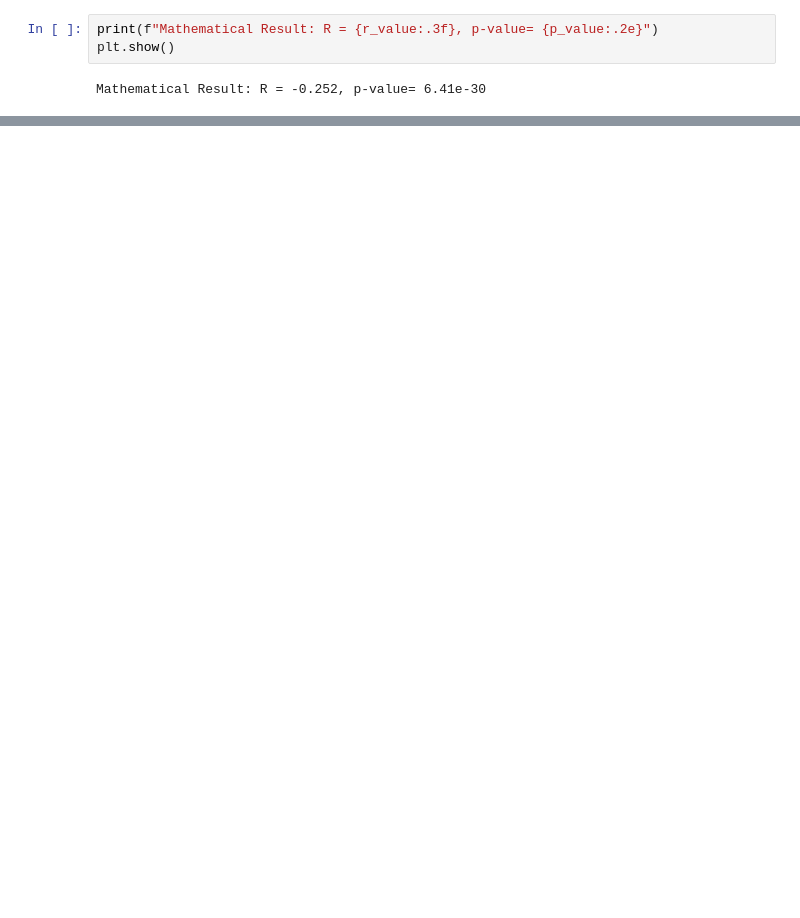
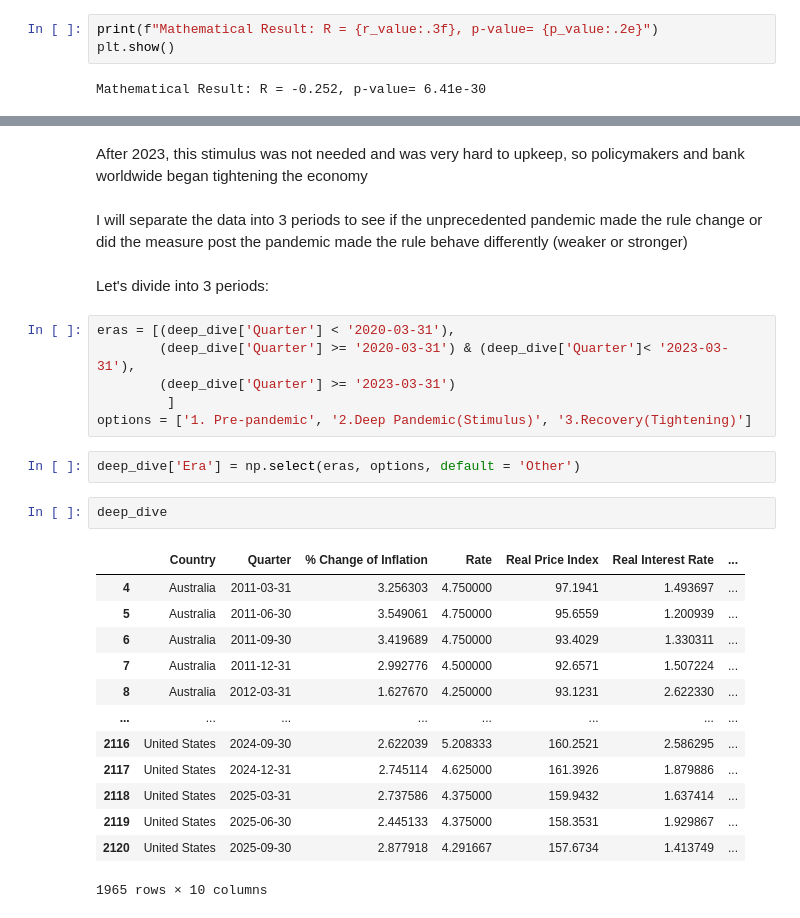
Before and after one commit to SiyanaVel19/Final_project_SU_2026, a Jupyter notebook: Project_housing_2.ipynb, the cells around one changed output, grey strips where cells are left out. Cells and saved outputs as stored; diff of their text form; blank space fills up the shorter version.

```diff
--- a/Project_housing_2.ipynb
+++ b/Project_housing_2.ipynb
@@ -1044,0 +1113,30 @@ Mathematical Result: R = -0.252, p-value= 6.41e-30
+# %% [markdown]
+After 2023, this stimulus was not needed and was very hard to upkeep, so policymakers and bank worldwide began tightening the economy
+# %% [markdown]
+I will separate the data into 3 periods to see if the unprecedented pandemic made the rule change or did the measure post the pandemic made the rule behave differently (weaker or stronger)
+# %% [markdown]
+Let's divide into 3 periods:
+# %%
+eras = [(deep_dive['Quarter'] < '2020-03-31'),
+        (deep_dive['Quarter'] >= '2020-03-31') & (deep_dive['Quarter']< '2023-03-31'),
+        (deep_dive['Quarter'] >= '2023-03-31')
+         ]
+options = ['1. Pre-pandemic', '2.Deep Pandemic(Stimulus)', '3.Recovery(Tightening)']
+# %%
+deep_dive['Era'] = np.select(eras, options, default = 'Other')
+# %%
+deep_dive
+# %% [output]
+|  | Country | Quarter | % Change of Inflation | Rate | Real Price Index | Real Interest Rate | ... |
+| 4 | Australia | 2011-03-31 | 3.256303 | 4.750000 | 97.1941 | 1.493697 | ... |
+| 5 | Australia | 2011-06-30 | 3.549061 | 4.750000 | 95.6559 | 1.200939 | ... |
+| 6 | Australia | 2011-09-30 | 3.419689 | 4.750000 | 93.4029 | 1.330311 | ... |
+| 7 | Australia | 2011-12-31 | 2.992776 | 4.500000 | 92.6571 | 1.507224 | ... |
+| 8 | Australia | 2012-03-31 | 1.627670 | 4.250000 | 93.1231 | 2.622330 | ... |
+| ... | ... | ... | ... | ... | ... | ... | ... |
+| 2116 | United States | 2024-09-30 | 2.622039 | 5.208333 | 160.2521 | 2.586295 | ... |
+| 2117 | United States | 2024-12-31 | 2.745114 | 4.625000 | 161.3926 | 1.879886 | ... |
+| 2118 | United States | 2025-03-31 | 2.737586 | 4.375000 | 159.9432 | 1.637414 | ... |
+| 2119 | United States | 2025-06-30 | 2.445133 | 4.375000 | 158.3531 | 1.929867 | ... |
+| 2120 | United States | 2025-09-30 | 2.877918 | 4.291667 | 157.6734 | 1.413749 | ... |
+1965 rows × 10 columns
```
Also changed, not shown: parts of 40 cells of this notebook.
